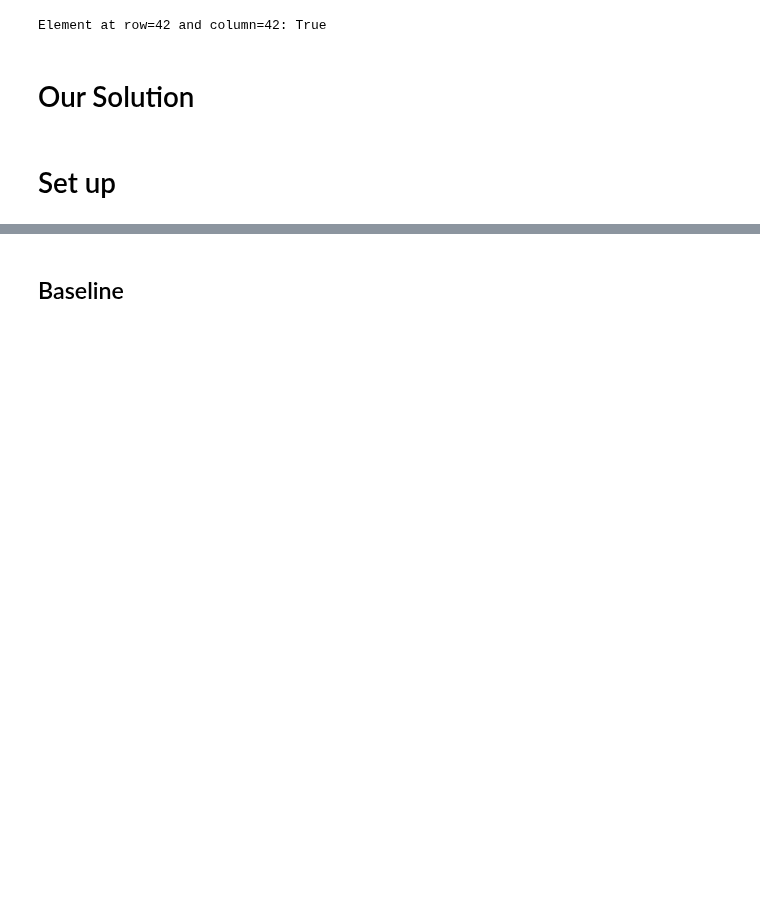
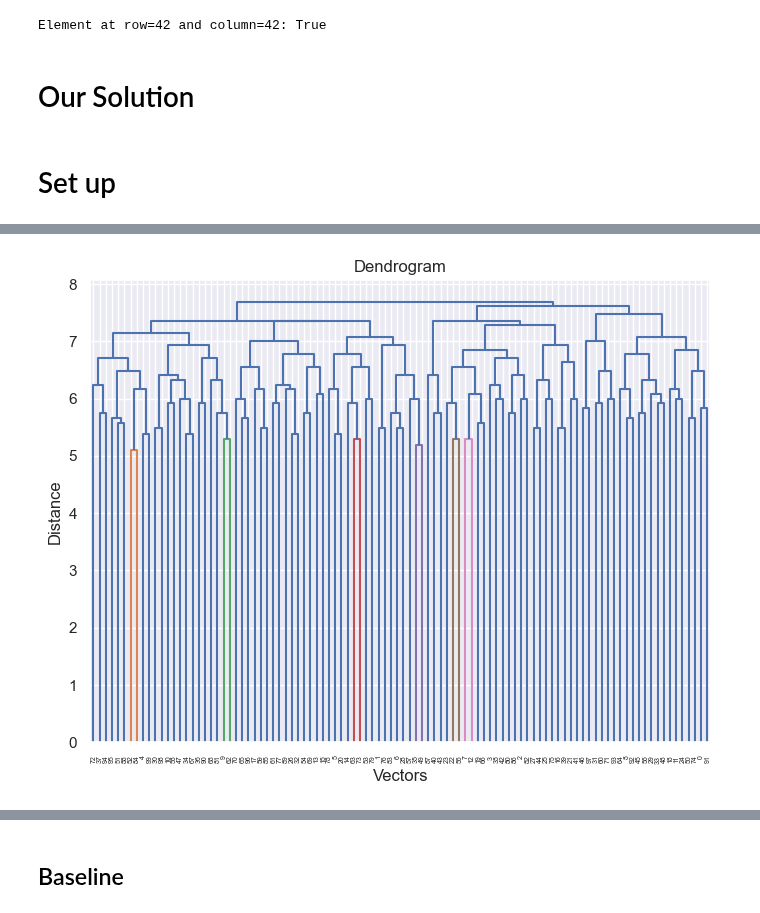
Before and after one commit to Mattizza/CompInt2324, a Jupyter notebook: Halloween_Challenge/Halloween.ipynb, the cells around one changed output, grey strips where cells are left out. Saved outputs shown, nothing was run; the diff lists cells and outputs as text; code cells hidden in the pictures; blank space fills up the shorter version.

```diff
--- a/Halloween_Challenge/Halloween.ipynb
+++ b/Halloween_Challenge/Halloween.ipynb
@@ -56,0 +106,32 @@ def make_set_covering_problem(num_points, num_sets, density):
+# %%
+import numpy as np
+import matplotlib.pyplot as plt
+from scipy.cluster.hierarchy import dendrogram, linkage, fcluster
+import seaborn as sns
+
+# Example matrix of vectors (each row is a vector)
+matrix = SETS * 1
+
+# Calculate cosine similarity
+similarity_matrix = cosine_similarity(matrix)
+
+# Perform hierarchical clustering
+linkage_matrix = linkage(matrix, method = 'complete')  # 1 - similarity for distance
+
+# Plot the dendrogram (optional)
+plt.figure(figsize=(8, 6))
+dendrogram(linkage_matrix)
+plt.title('Dendrogram')
+plt.xlabel('Vectors')
+plt.ylabel('Distance')
+plt.show()
+
+# Cut the dendrogram to get clusters
+threshold = 7  # Set a threshold for similarity
+clusters = fcluster(linkage_matrix, threshold, criterion='distance')
+
+# Print the clusters
+# for vector, cluster in enumerate(clusters):
+#     print(f"Vector {vector + 1} is in Cluster {cluster}")
+# %% [output]
+[figure, added]
```
Also changed, not shown: parts of 50 cells of this notebook.
